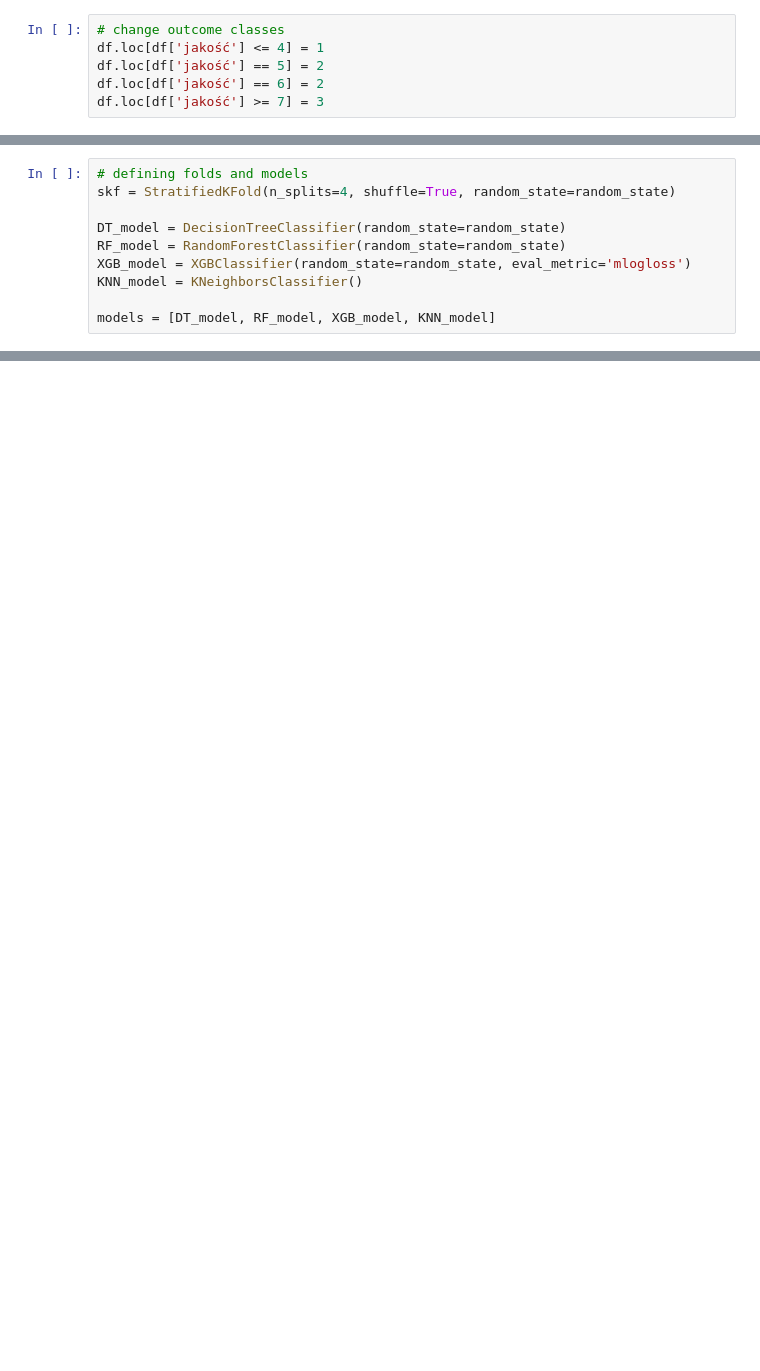
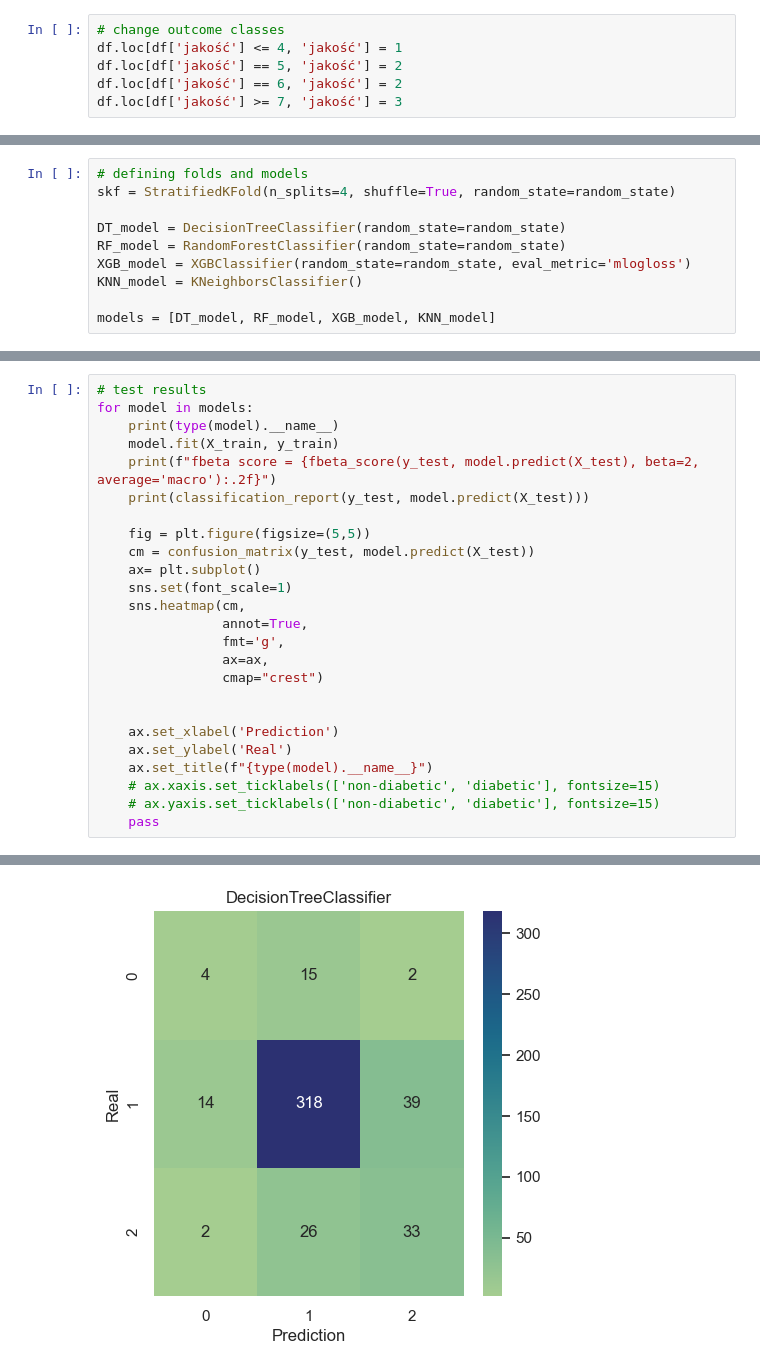
Before and after one commit to infoshareacademy/jdszr8-riva, a Jupyter notebook: WINES_ML/aron/wines_exploratory2.ipynb, the cells around one changed output, grey strips where cells are left out. Cells and saved outputs as stored; diff of their text form; blank space fills up the shorter version.

```diff
--- a/WINES_ML/aron/wines_exploratory2.ipynb
+++ b/WINES_ML/aron/wines_exploratory2.ipynb
@@ -365,6 +385,6 @@ Name: jakość, dtype: int64
 # %%
 # change outcome classes
-df.loc[df['jakość'] <= 4] = 1
-df.loc[df['jakość'] == 5] = 2
-df.loc[df['jakość'] == 6] = 2
-df.loc[df['jakość'] >= 7] = 3
+df.loc[df['jakość'] <= 4, 'jakość'] = 1
+df.loc[df['jakość'] == 5, 'jakość'] = 2
+df.loc[df['jakość'] == 6, 'jakość'] = 2
+df.loc[df['jakość'] >= 7, 'jakość'] = 3
@@ -461,0 +481,26 @@ KNeighborsClassifier || fbeta: 1.00, f1: 1.00, recall: 1.00, precision: 1.00, ti
+# %%
+# test results
+for model in models:
+    print(type(model).__name__)
+    model.fit(X_train, y_train)
+    print(f"fbeta score = {fbeta_score(y_test, model.predict(X_test), beta=2, average='macro'):.2f}")
+    print(classification_report(y_test, model.predict(X_test)))
+
+    fig = plt.figure(figsize=(5,5))
+    cm = confusion_matrix(y_test, model.predict(X_test))
+    ax= plt.subplot()
+    sns.set(font_scale=1)
+    sns.heatmap(cm,
+                annot=True,
+                fmt='g',
+                ax=ax,
+                cmap="crest")
+
+
+    ax.set_xlabel('Prediction')
+    ax.set_ylabel('Real')
+    ax.set_title(f"{type(model).__name__}")
+    # ax.xaxis.set_ticklabels(['non-diabetic', 'diabetic'], fontsize=15)
+    # ax.yaxis.set_ticklabels(['non-diabetic', 'diabetic'], fontsize=15)
+    pass
+# %% [output]
@@ -461,0 +524 @@ KNeighborsClassifier || fbeta: 1.00, f1: 1.00, recall: 1.00, precision: 1.00, ti
+[figure, added]
```
Also changed, not shown: parts of 20 cells of this notebook.
